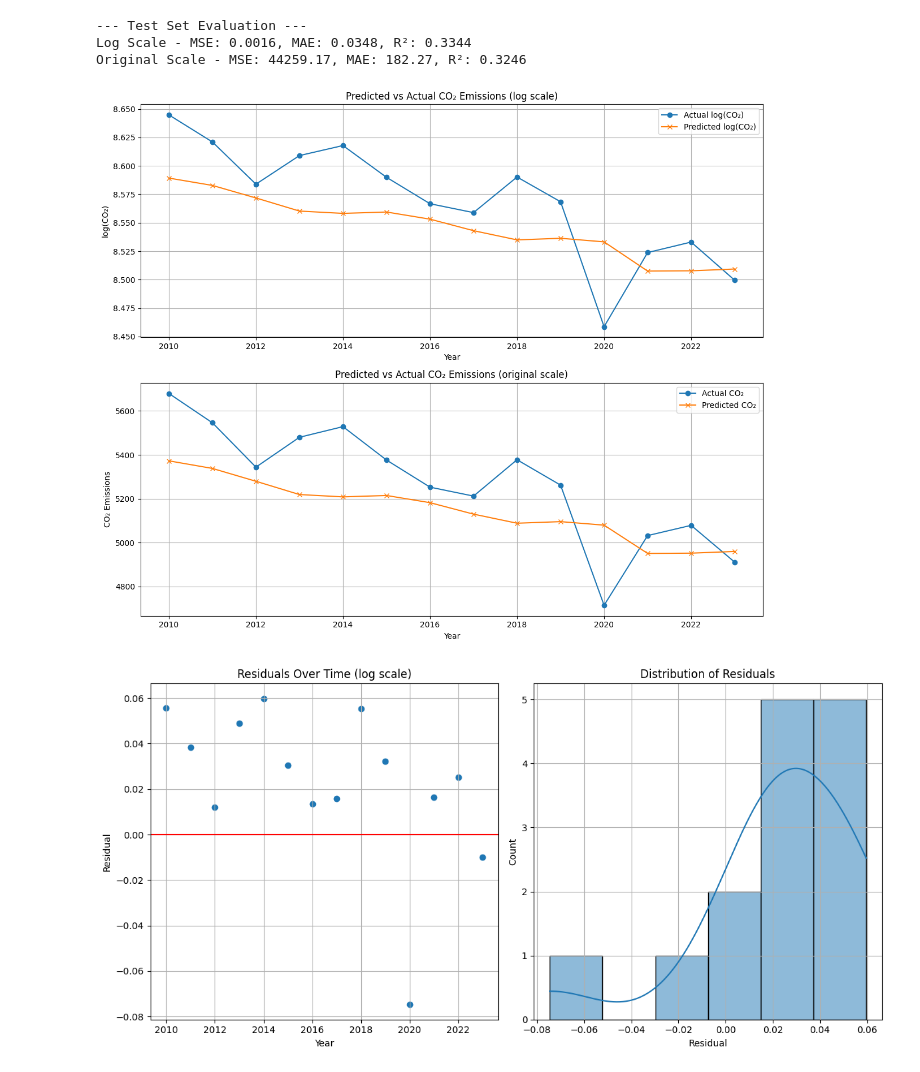
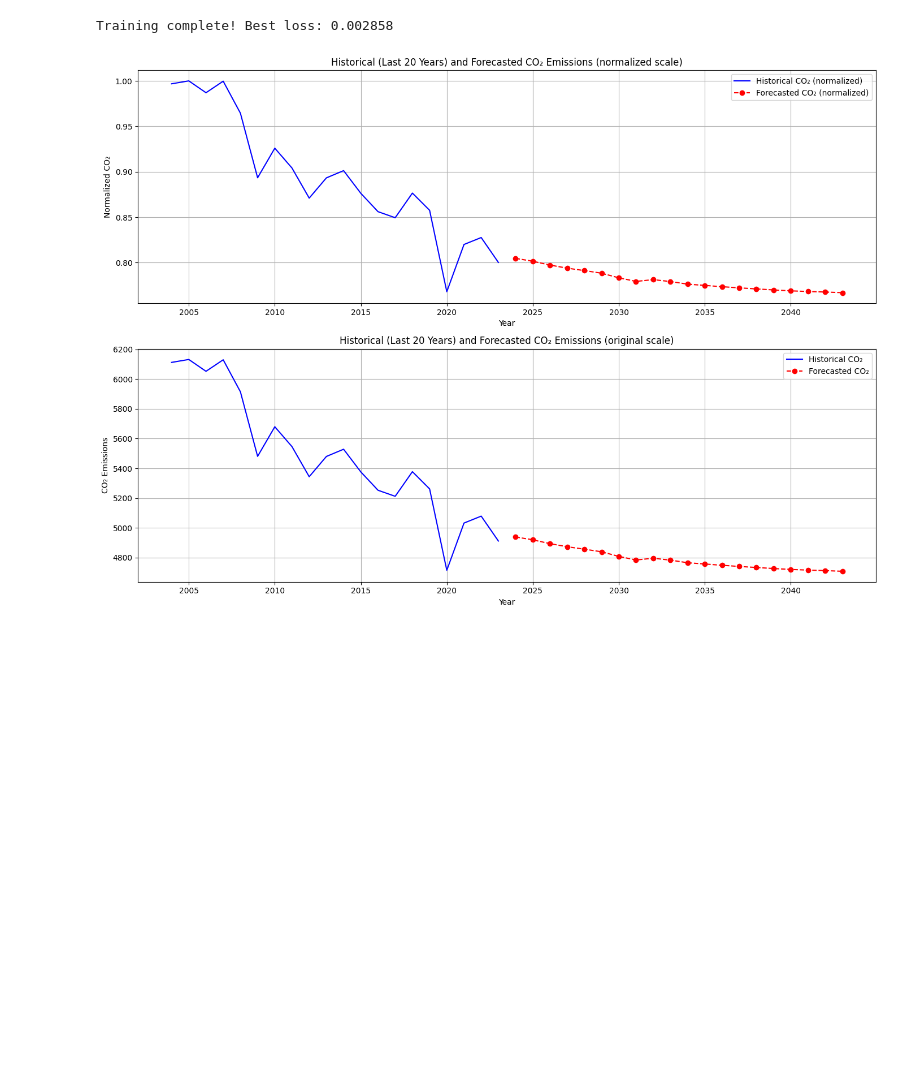
Before and after one commit to Ackshay206/Carbon_Emission_Trend_Forecast, a Jupyter notebook: notebooks/Forecasting_using_LSTM.IPYNB, the cells around one changed output. Drawn from its saved outputs; the diff is of its cells as text; code cells hidden in the pictures; blank space fills up the shorter version.

Commit message:
models Trained for forecasting

```diff
--- a/notebooks/Forecasting_using_LSTM.IPYNB
+++ b/notebooks/Forecasting_using_LSTM.IPYNB
@@ -15,8 +22,9 @@ def create_sequences(data, seq_length):
     """Create input sequences and target values"""
     xs, ys = [], []
     for i in range(len(data) - seq_length):
-        x = data[i:i+seq_length]
-        y = data[i+seq_length, -1]  # Target is the CO2 value
+        # Only use past values of the target variable
+        x = data[i:i+seq_length].reshape(-1, 1)  # Reshape for single feature
+        y = data[i+seq_length]  # Target is the next CO2 value
         xs.append(x)
         ys.append(y)
     return np.array(xs), np.array(ys)
@@ -53,14 +97,11 @@ class LSTMModel(nn.Module):
 # %%
 def preprocess_data(df):
-    # Add log-transformed CO2 as a feature
-    df['log_co2'] = np.log1p(df['co2'])
+    # Use raw CO2 values
+    co2_data = df['co2'].values
 
+    # Normalize the data using MinMaxScaler
+    scaler = MinMaxScaler()
+    co2_normalized = scaler.fit_transform(co2_data.reshape(-1, 1)).flatten()
 
-    # Create a copy of the dataframe with the target variable as the last column
-    features_df = df.drop(columns=['year', 'co2'])
-
-    # Convert to numpy array - assuming data is already normalized
-    data = features_df.values
-
-    return data
+    return co2_normalized, scaler
 # %%
@@ -313,9 +297,9 @@ def forecast_future(model, X, df, forecast_years=10, device='cpu'):
 # %%
 torch.cuda.empty_cache()
-file_path = r"C:\Users\acksh\OneDrive\Desktop\MSAI\Machine Learning\Final_project\data\processed_data\United_States.csv"  # Update with your actual path
+file_path = r"C:\Users\acksh\OneDrive\Desktop\MSAI\Machine Learning\Final_project\data\processed_data\United_States.csv"
 df = pd.read_csv(file_path)
 
-# --- Plot CO2 ---
+# Plot original CO2 data
 plt.figure(figsize=(12, 5))
 plt.plot(df['year'], df['co2'], label='Original CO₂', color='blue')
 plt.title("Original CO₂ Emissions Over Time")
@@ -325,40 +309,51 @@ plt.grid(True)
 plt.tight_layout()
 plt.show()
 
-# Preprocess data
-data = preprocess_data(df)
+# Preprocess data - normalize raw CO2 values
+data, scaler = preprocess_data(df)
 
 # Create sequences
-sequence_length = 15
+sequence_length = 10
 X, y = create_sequences(data, sequence_length)
+print(f"X shape: {X.shape}, y shape: {y.shape}")
 
-# Get input size (number of features)
-input_size = X.shape[2]
+# Get device
+device = torch.device("cuda" if torch.cuda.is_available() else "cpu")
+print(f"Using device: {device}")
 
-# Train and evaluate the model
-test_years = 15  # Last 15 years for testing
-device = torch.device("cuda" if torch.cuda.is_available() else "cpu")
-model, test_preds, test_actuals,test_years_values = train_and_evaluate(X, y,df, input_size,sequence_length)
-
-# Evaluate and visualize results
-log_mse, log_mae, log_r2, co2_mse, co2_mae, co2_r2 = evaluate_and_visualize(
-    model, test_preds, test_actuals,  test_years_values)
+# Train the model with early stopping
+model, best_loss = train_model_with_early_stopping(X, y, device, patience=50)
+print(f"Training complete! Best loss: {best_loss:.6f}")
 
 # Forecast future values
-forecasted_log, forecasted_co2, future_years = forecast_future(
-    model, X, df, forecast_years=10, device=device)
+forecasted_norm, forecasted_co2, future_years ,metrics= forecast_future(
+    model, X, df, scaler,forecast_years=20, device=device)
 
 # Print forecast results in a table
 forecast_df = pd.DataFrame({
     'Year': future_years,
-    'Forecasted_log_CO2': forecasted_log,
+    'Forecasted_Normalized_CO2': forecasted_norm,
     'Forecasted_CO2': forecasted_co2
 })
 print("\n--- CO₂ Emission Forecast ---")
 print(forecast_df)
 
-# Save the model
-torch.save(model.state_dict(), r'C:\Users\acksh\OneDrive\Desktop\MSAI\Machine Learning\Final_project\models\co2_lstm_model.pth')
-print("\nModel saved to 'co2_lstm_model.pth'")
+# Print summary of metrics again for clarity
+print("\n--- Summary of Forecasted CO2 Emission Changes ---")
+print(f"Average annual percentage change: {metrics['avg_annual_pct_change']:.2f}%")
+print(f"Total percentage change over forecast period: {metrics['total_pct_change']:.2f}%")
+print(f"Minimum annual percentage change: {metrics['min_annual_pct_change']:.2f}%")
+print(f"Maximum annual percentage change: {metrics['max_annual_pct_change']:.2f}%")
+
+# Save the model and scaler
+model_path = r'C:\Users\acksh\OneDrive\Desktop\MSAI\Machine Learning\Final_project\models\co2_lstm_univariate_model.pth'
+scaler_path = r'C:\Users\acksh\OneDrive\Desktop\MSAI\Machine Learning\Final_project\models\co2_scaler_full.pkl'
+
+torch.save(model.state_dict(), model_path)
+with open(scaler_path, 'wb') as f:
+    pickle.dump(scaler, f)
+
+print(f"\nModel saved to '{model_path}'")
+print(f"Scaler saved to '{scaler_path}'")
 # %% [output]
 [figure]
@@ -383,5 +378,2 @@ Epoch 250 | Train Loss: 0.2849
---- Test Set Evaluation ---
-Log Scale - MSE: 0.0016, MAE: 0.0348, R²: 0.3344
-Original Scale - MSE: 44259.17, MAE: 182.27, R²: 0.3246
+Training complete! Best loss: 0.002858
-[figure, old version]
+[figure, new version]
-[figure, removed]
```
Also changed, not shown: parts of 19 cells of this notebook, 32 other files.
